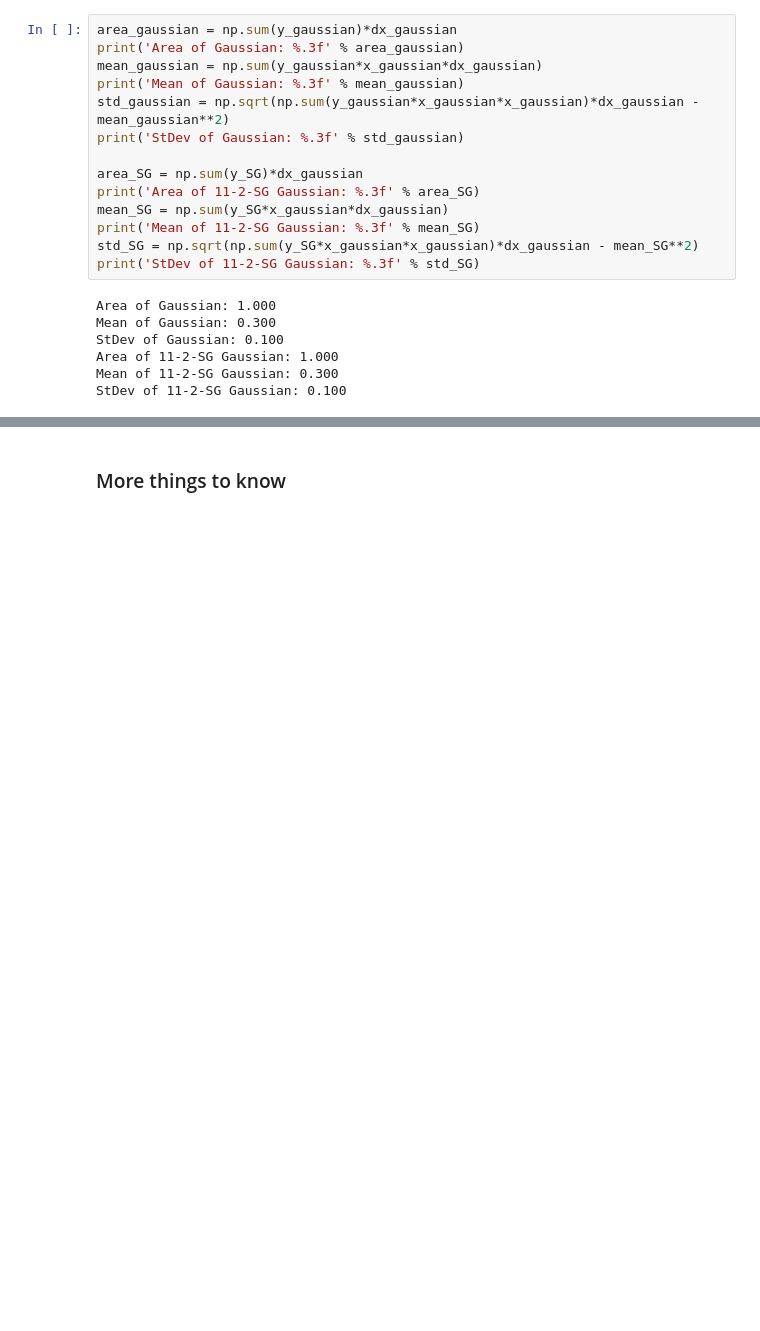
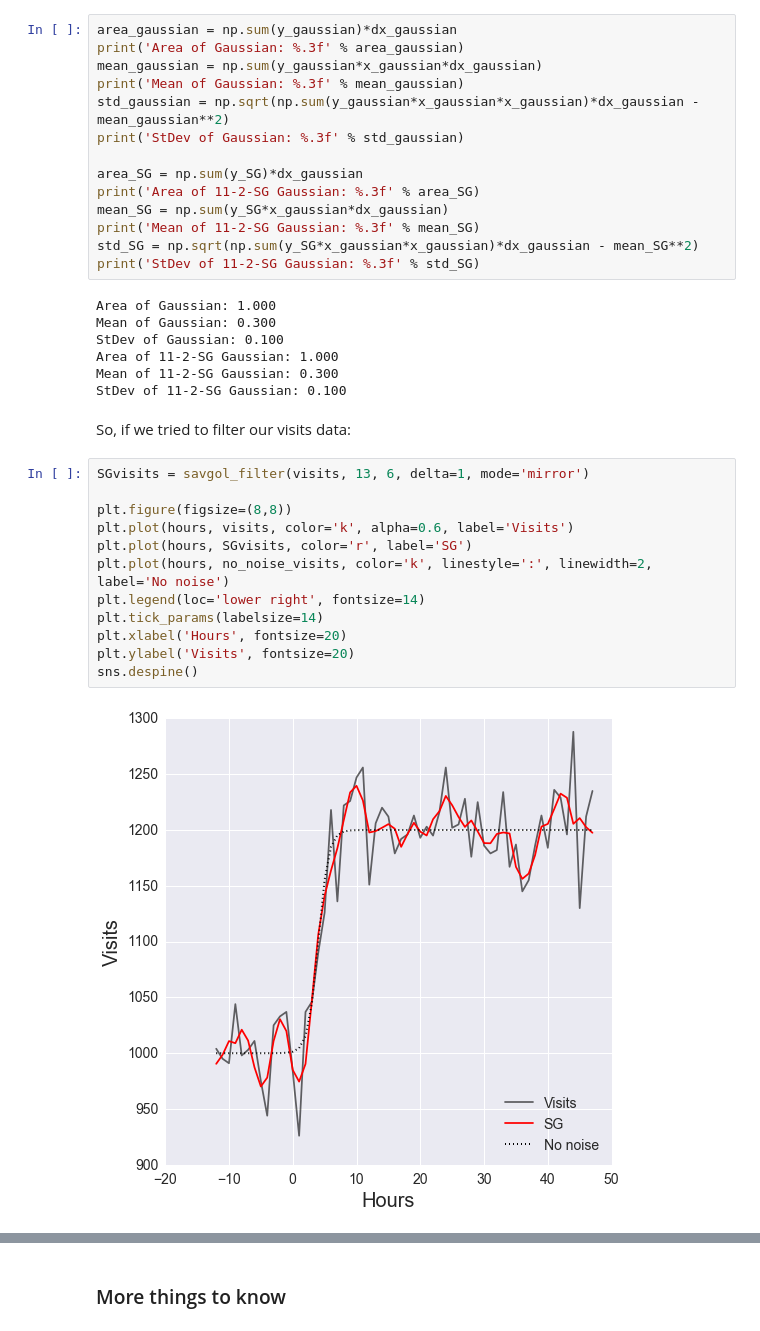
Before and after one commit to anzelpwj/Stats-week, a Jupyter notebook: Savitsky_Golay_Filters.ipynb, the cells around one changed output, grey strips where cells are left out. Cells and saved outputs as stored; diff of their text form; blank space fills up the shorter version.

```diff
--- a/Savitsky_Golay_Filters.ipynb
+++ b/Savitsky_Golay_Filters.ipynb
@@ -228,3 +231,19 @@ StDev of Gaussian: 0.100
 Area of 11-2-SG Gaussian: 1.000
 Mean of 11-2-SG Gaussian: 0.300
 StDev of 11-2-SG Gaussian: 0.100
+# %% [markdown]
+So, if we tried to filter our visits data:
+# %%
+SGvisits = savgol_filter(visits, 13, 6, delta=1, mode='mirror')
+
+plt.figure(figsize=(8,8))
+plt.plot(hours, visits, color='k', alpha=0.6, label='Visits')
+plt.plot(hours, SGvisits, color='r', label='SG')
+plt.plot(hours, no_noise_visits, color='k', linestyle=':', linewidth=2, label='No noise')
+plt.legend(loc='lower right', fontsize=14)
+plt.tick_params(labelsize=14)
+plt.xlabel('Hours', fontsize=20)
+plt.ylabel('Visits', fontsize=20)
+sns.despine()
+# %% [output]
+[figure, added]
```
Also changed, not shown: parts of 16 cells of this notebook.
